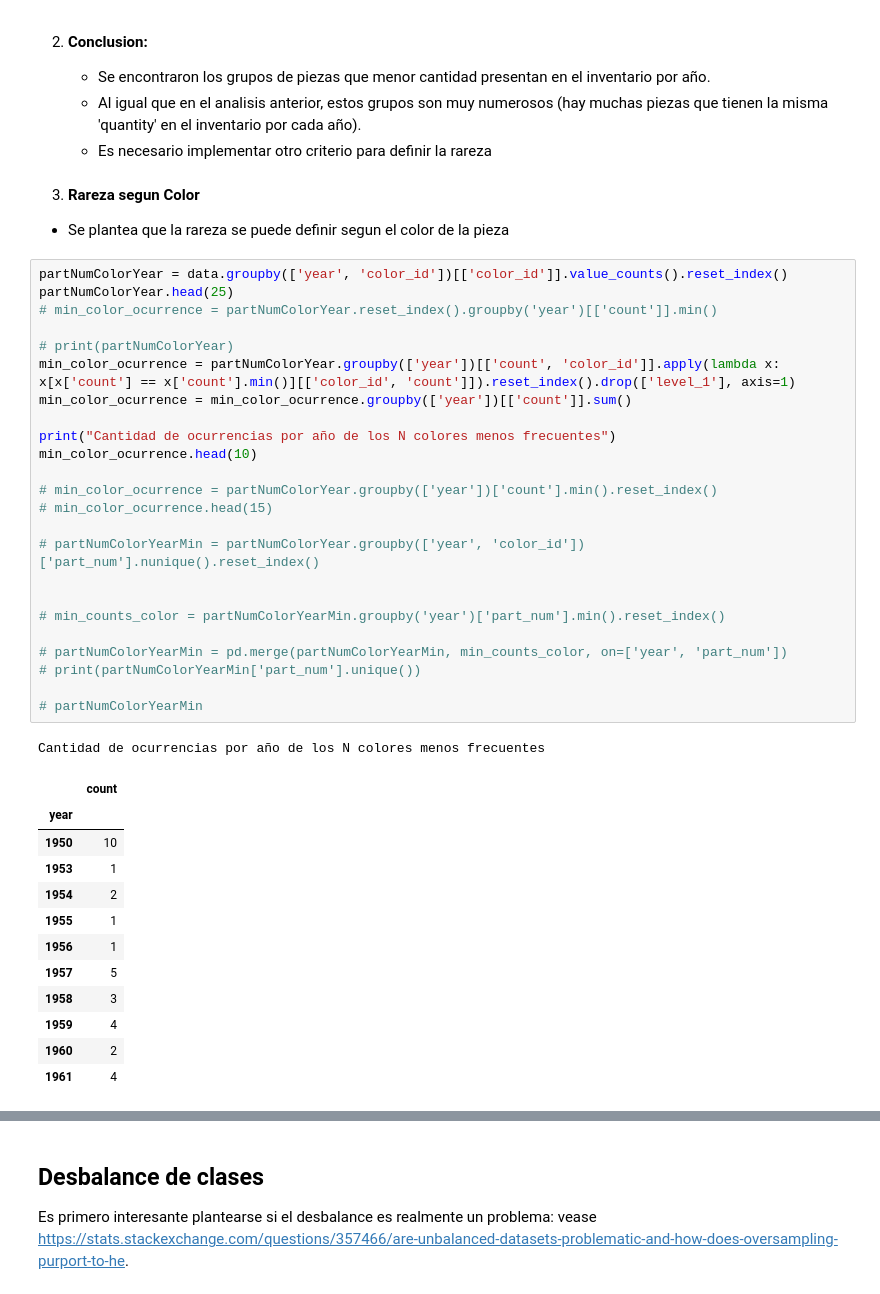
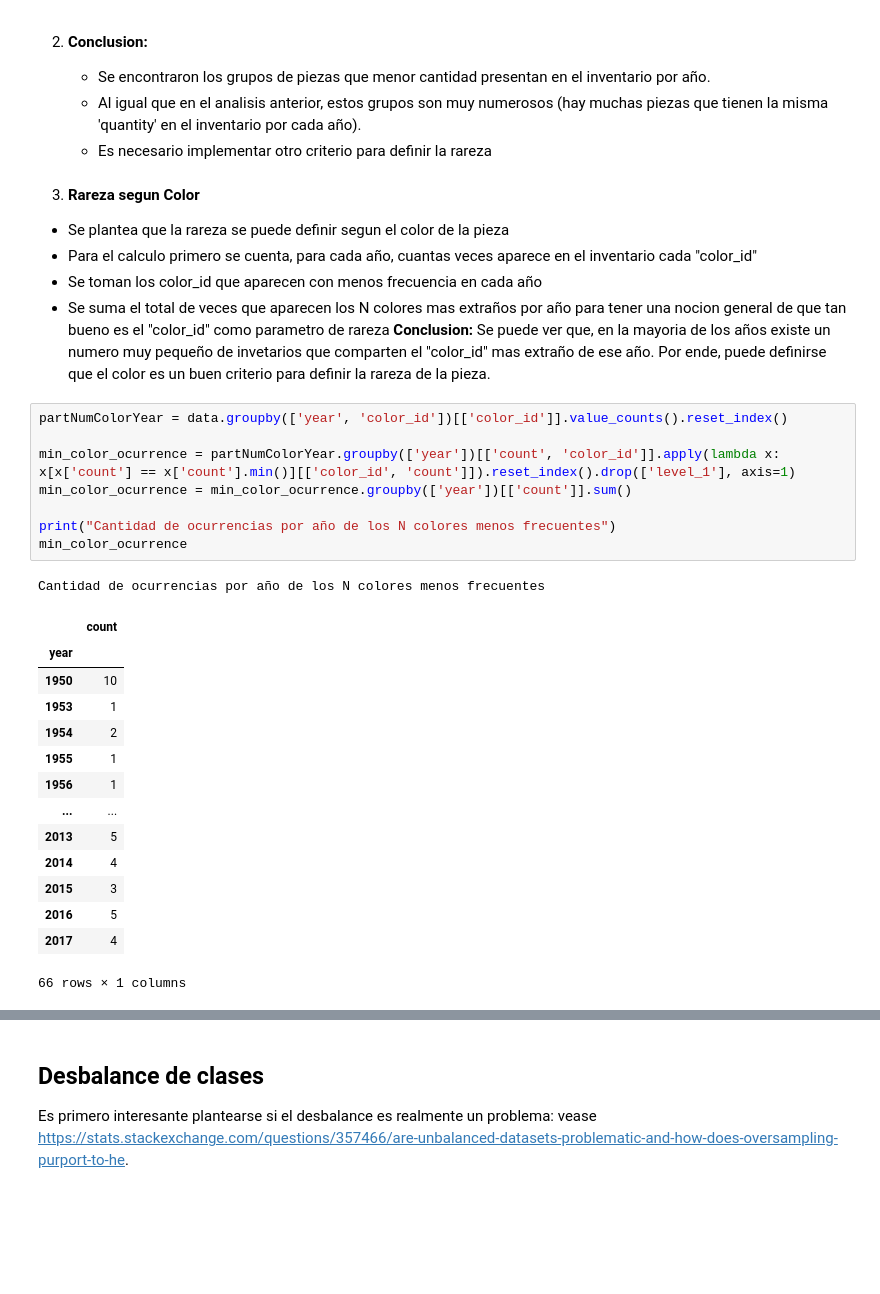
Before and after one commit to matias-herreros/ADD_Lego, a Jupyter notebook: EDA.ipynb, the cells around one changed output, grey strips where cells are left out. Saved outputs shown, nothing was run; the diff lists cells and outputs as text; blank space fills up the shorter version.

Commit message:
Analisis de Rareza segun 'color' completado

```diff
--- a/EDA.ipynb
+++ b/EDA.ipynb
@@ -631,44 +631,34 @@ partNumQuantityYearMin
       - Se encontraron los grupos de piezas que menor cantidad presentan en el inventario por año.
       - Al igual que en el analisis anterior, estos grupos son muy numerosos (hay muchas piezas que tienen la misma 'quantity' en el inventario por cada año).
       - Es necesario implementar otro criterio para definir la rareza
-# %% [markdown]
-3. **Rareza segun Color**
-* Se plantea que la rareza se puede definir segun el color de la pieza
+# %% [markdown]
+3. **Rareza segun Color**
+* Se plantea que la rareza se puede definir segun el color de la pieza
+* Para el calculo primero se cuenta, para cada año, cuantas veces aparece en el inventario cada "color_id"
+* Se toman los color_id que aparecen con menos frecuencia en cada año
+* Se suma el total de veces que aparecen los N colores mas extraños por año para tener una nocion general de que tan bueno es el "color_id" como parametro de rareza
+**Conclusion:** Se puede ver que, en la mayoria de los años existe un numero muy pequeño de invetarios que comparten el "color_id" mas extraño de ese año. Por ende, puede definirse que el color es un buen criterio para definir la rareza de la pieza.
 # %%
 partNumColorYear = data.groupby(['year', 'color_id'])[['color_id']].value_counts().reset_index()
-partNumColorYear.head(25)
-# min_color_ocurrence = partNumColorYear.reset_index().groupby('year')[['count']].min()
 
-# print(partNumColorYear)
 min_color_ocurrence = partNumColorYear.groupby(['year'])[['count', 'color_id']].apply(lambda x: x[x['count'] == x['count'].min()][['color_id', 'count']]).reset_index().drop(['level_1'], axis=1)
 min_color_ocurrence = min_color_ocurrence.groupby(['year'])[['count']].sum()
 
 print("Cantidad de ocurrencias por año de los N colores menos frecuentes")
-min_color_ocurrence.head(10)
-
-# min_color_ocurrence = partNumColorYear.groupby(['year'])['count'].min().reset_index()
-# min_color_ocurrence.head(15)
-
-# partNumColorYearMin = partNumColorYear.groupby(['year', 'color_id'])['part_num'].nunique().reset_index()
-
-
-# min_counts_color = partNumColorYearMin.groupby('year')['part_num'].min().reset_index()
-
-# partNumColorYearMin = pd.merge(partNumColorYearMin, min_counts_color, on=['year', 'part_num'])
-# print(partNumColorYearMin['part_num'].unique())
-
-# partNumColorYearMin
+min_color_ocurrence
 # %% [output]
 Cantidad de ocurrencias por año de los N colores menos frecuentes
 |  | count |
 | year |  |
 | 1950 | 10 |
 | 1953 | 1 |
 | 1954 | 2 |
 | 1955 | 1 |
 | 1956 | 1 |
-| 1957 | 5 |
-| 1958 | 3 |
-| 1959 | 4 |
-| 1960 | 2 |
-| 1961 | 4 |
+| ... | ... |
+| 2013 | 5 |
+| 2014 | 4 |
+| 2015 | 3 |
+| 2016 | 5 |
+| 2017 | 4 |
+66 rows × 1 columns
```
Also changed, not shown: parts of 10 cells of this notebook.
